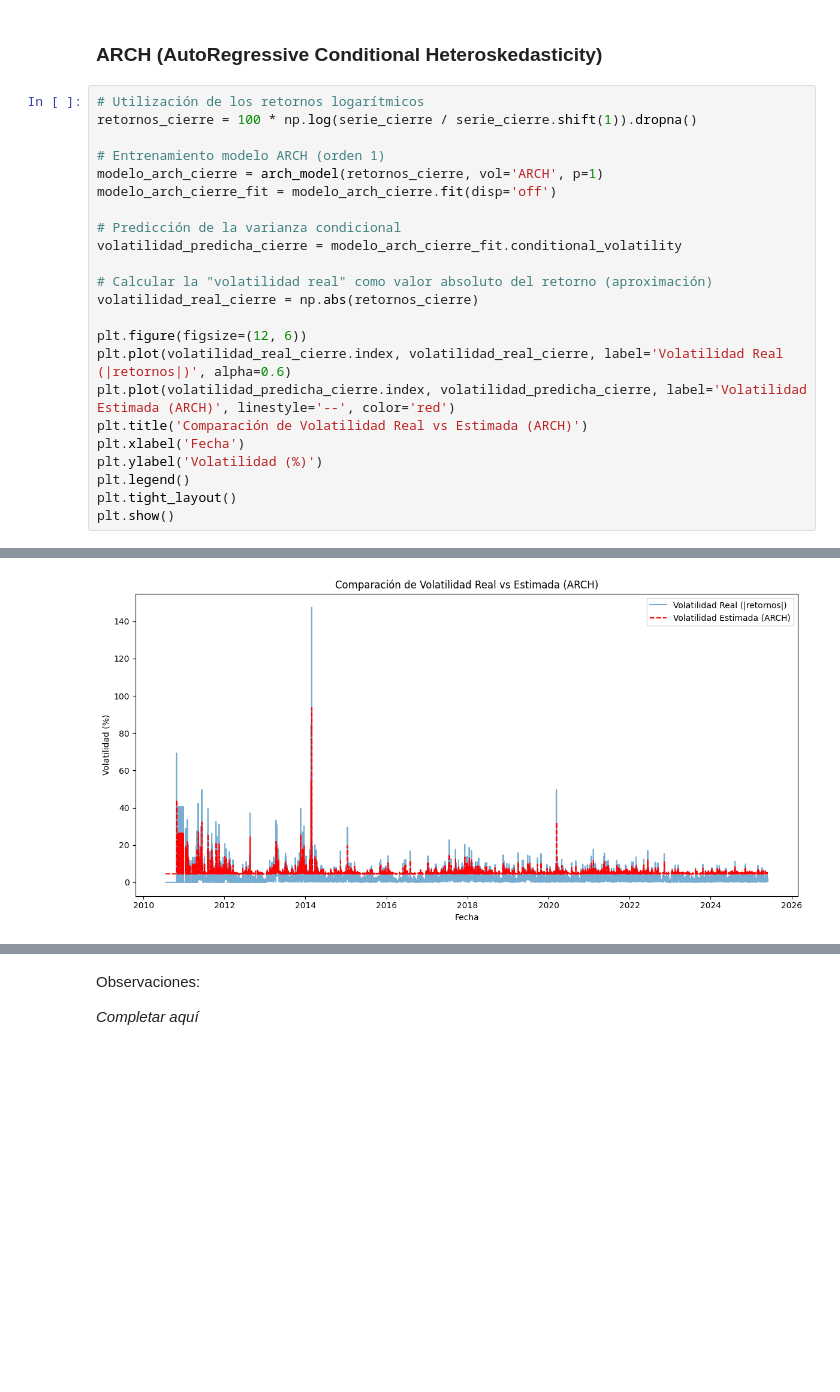
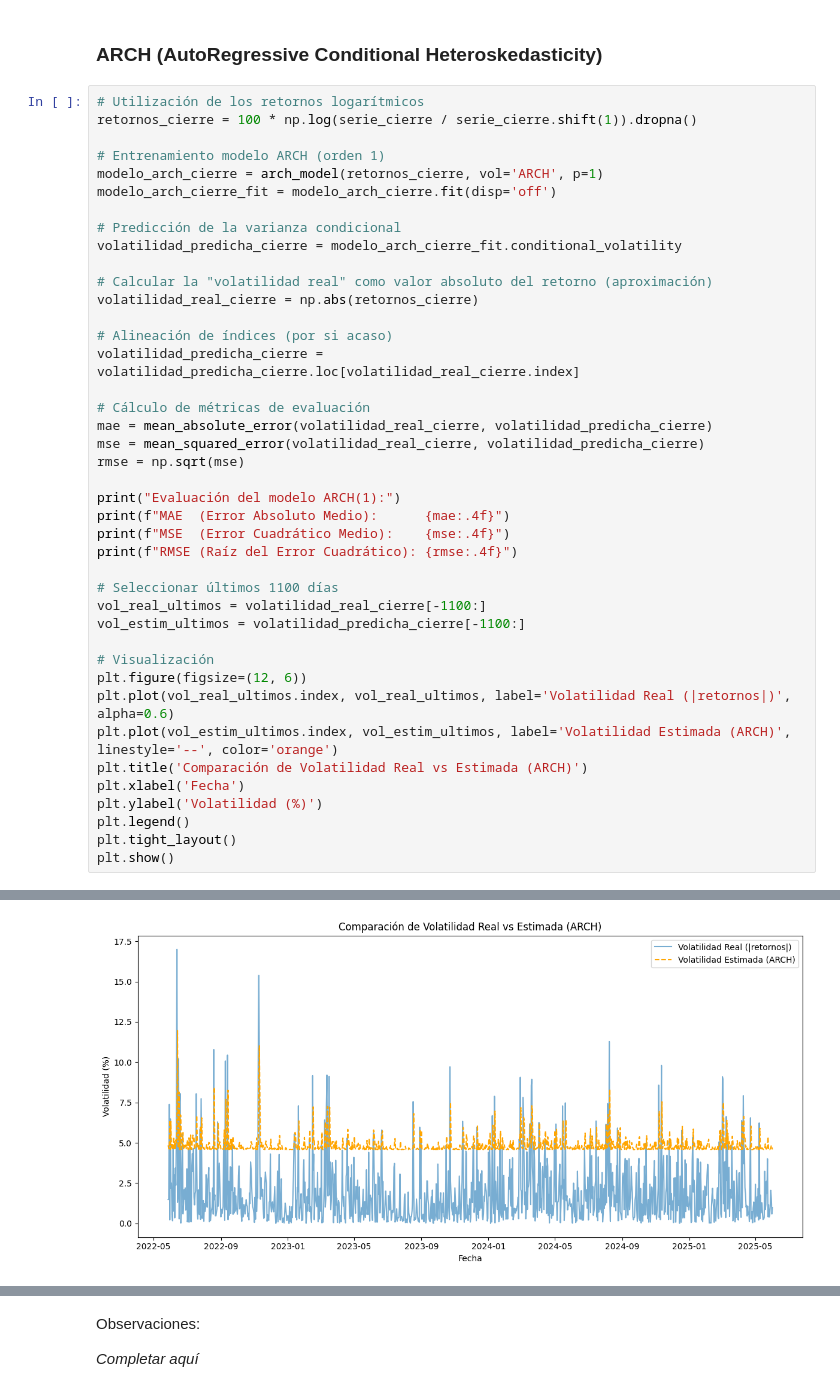
Before and after one commit to fabriciolopretto/BTC_Time_Series_Models, a Jupyter notebook: scripts/BTC_fernandez_lopretto_quiros_villanueva.ipynb, the cells around one changed output, grey strips where cells are left out. Cells and saved outputs as stored; diff of their text form; blank space fills up the shorter version.

```diff
--- a/scripts/BTC_fernandez_lopretto_quiros_villanueva.ipynb
+++ b/scripts/BTC_fernandez_lopretto_quiros_villanueva.ipynb
@@ -395,9 +440,27 @@ volatilidad_predicha_cierre = modelo_arch_cierre_fit.conditional_volatility
 # Calcular la "volatilidad real" como valor absoluto del retorno (aproximación)
 volatilidad_real_cierre = np.abs(retornos_cierre)
 
+# Alineación de índices (por si acaso)
+volatilidad_predicha_cierre = volatilidad_predicha_cierre.loc[volatilidad_real_cierre.index]
+
+# Cálculo de métricas de evaluación
+mae = mean_absolute_error(volatilidad_real_cierre, volatilidad_predicha_cierre)
+mse = mean_squared_error(volatilidad_real_cierre, volatilidad_predicha_cierre)
+rmse = np.sqrt(mse)
+
+print("Evaluación del modelo ARCH(1):")
+print(f"MAE  (Error Absoluto Medio):      {mae:.4f}")
+print(f"MSE  (Error Cuadrático Medio):    {mse:.4f}")
+print(f"RMSE (Raíz del Error Cuadrático): {rmse:.4f}")
+
+# Seleccionar últimos 1100 días
+vol_real_ultimos = volatilidad_real_cierre[-1100:]
+vol_estim_ultimos = volatilidad_predicha_cierre[-1100:]
+
+# Visualización
 plt.figure(figsize=(12, 6))
-plt.plot(volatilidad_real_cierre.index, volatilidad_real_cierre, label='Volatilidad Real (|retornos|)', alpha=0.6)
-plt.plot(volatilidad_predicha_cierre.index, volatilidad_predicha_cierre, label='Volatilidad Estimada (ARCH)', linestyle='--', color='red')
+plt.plot(vol_real_ultimos.index, vol_real_ultimos, label='Volatilidad Real (|retornos|)', alpha=0.6)
+plt.plot(vol_estim_ultimos.index, vol_estim_ultimos, label='Volatilidad Estimada (ARCH)', linestyle='--', color='orange')
 plt.title('Comparación de Volatilidad Real vs Estimada (ARCH)')
 plt.xlabel('Fecha')
 plt.ylabel('Volatilidad (%)')
@@ -408 +475 @@ plt.show()
-[figure, old version]
+[figure, new version]
```
Also changed, not shown: parts of 12 cells of this notebook.
